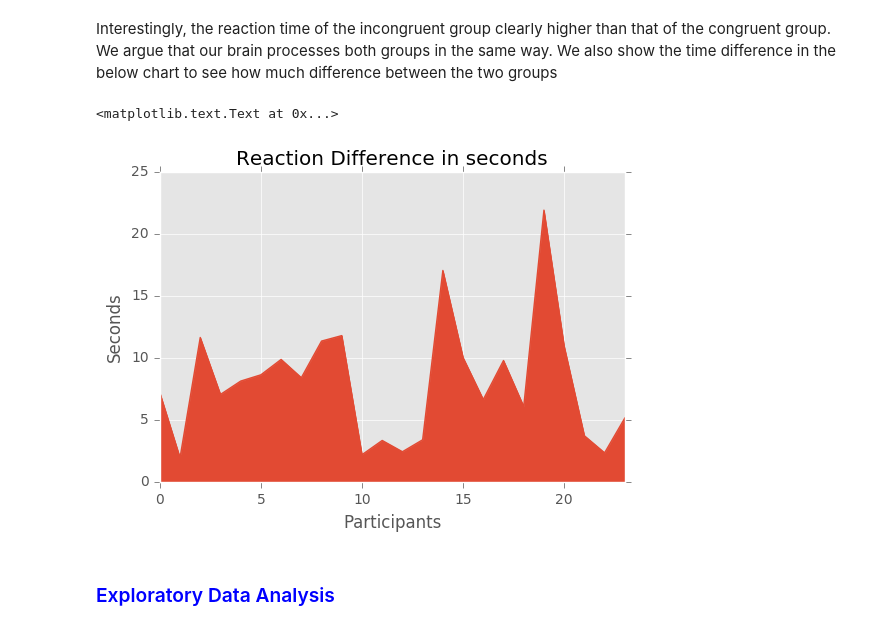
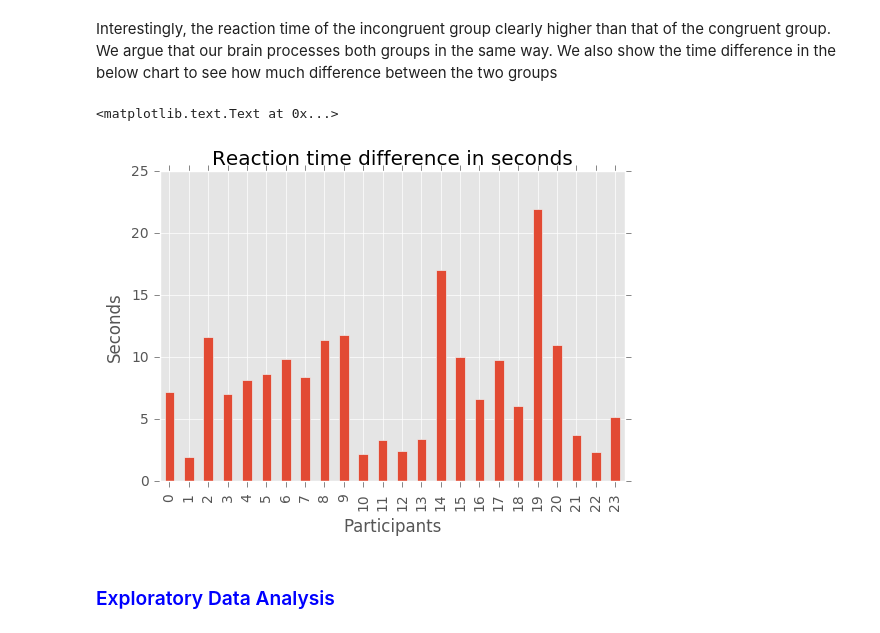
Before and after one commit to giangbui/StroopAnalysis, a Jupyter notebook: stroopAnalysis.ipynb, the cells around one changed output. Saved outputs shown, nothing was run; the diff lists cells and outputs as text; code cells hidden in the pictures.

```diff
--- a/stroopAnalysis.ipynb
+++ b/stroopAnalysis.ipynb
@@ -41,12 +41,12 @@ ax.set_ylabel("Seconds")
 Interestingly, the reaction time of the incongruent group clearly higher than that of the congruent group. We argue that our brain processes both groups in the same way. We also show the time difference in the below chart to see how much difference between the two groups
 # %%
 timeDiff = stroopData['Incongruent'] - stroopData['Congruent']
-ax = timeDiff.plot(x=None, y=None,kind='area',title='Reaction Difference in seconds')
+ax = timeDiff.plot(x=None, y=None,kind='bar',title='Reaction time difference in seconds')
 ax.set_xlabel("Participants")
 ax.set_ylabel("Seconds")
 # %% [output]
 <matplotlib.text.Text at 0x...>
-[figure, old version]
+[figure, new version]
 # %% [markdown]
 <h3 align="left" style="color:blue">Exploratory Data Analysis
 # %%
```
Also changed, not shown: parts of 1 cell of this notebook.
